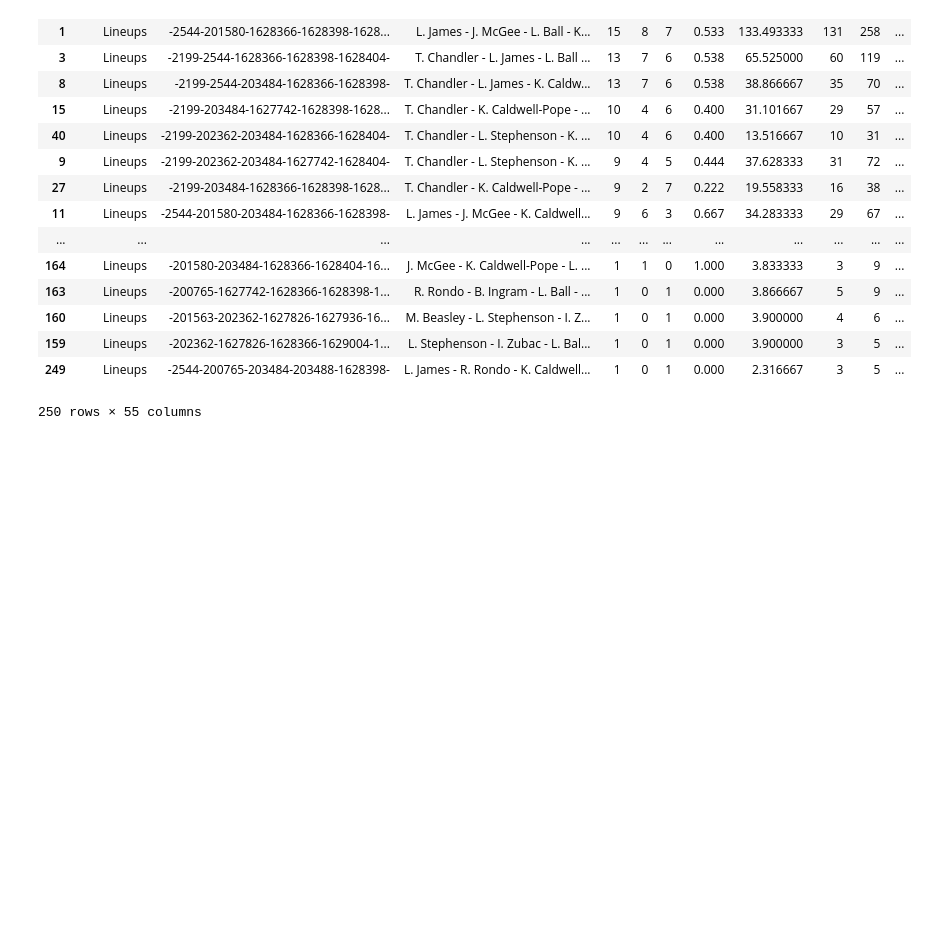
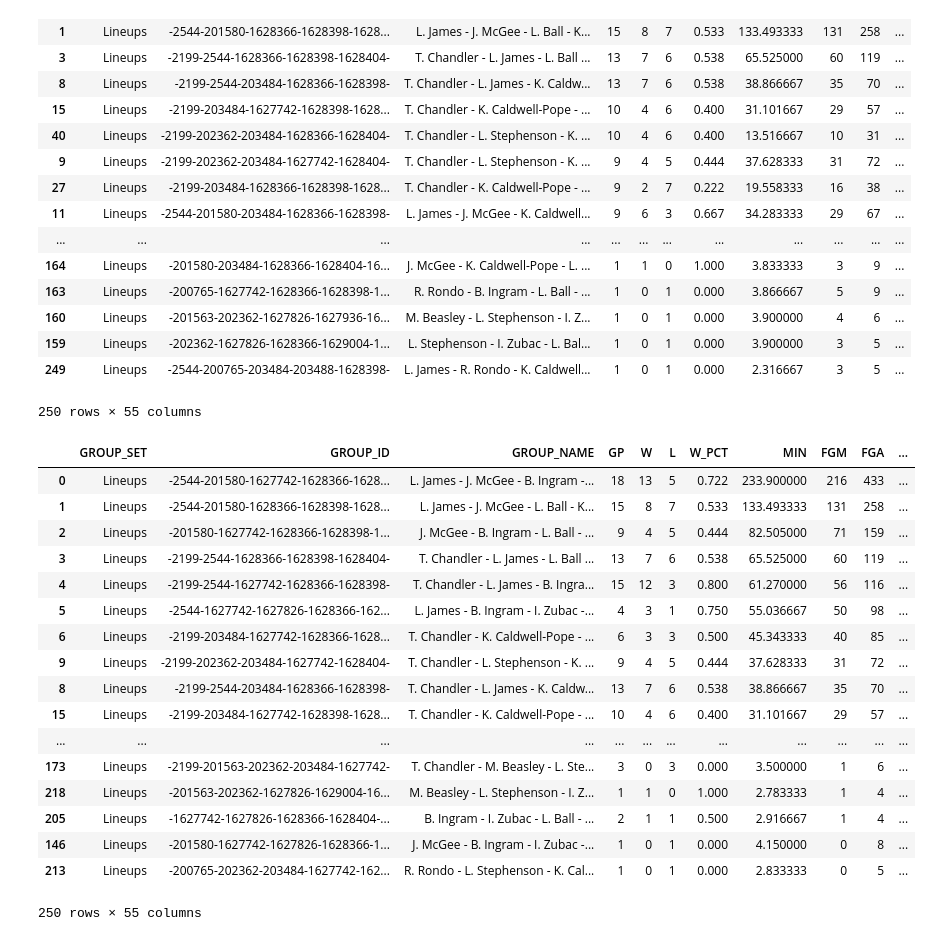
Before and after one commit to DylanHong/Math76, a Jupyter notebook: PlayByPlay.ipynb, the cells around one changed output. Saved outputs shown, nothing was run; the diff lists cells and outputs as text; code cells hidden in the pictures; blank space fills up the shorter version.

```diff
--- a/PlayByPlay.ipynb
+++ b/PlayByPlay.ipynb
@@ -168,7 +168,7 @@ teamdashlineups.TeamDashLineups
 # %% [output]
 nba_api.stats.endpoints.teamdashlineups.TeamDashLineups
 # %%
-df2 = teamdashlineups.TeamDashLineups(lakers_id).get_data_frames()[1]
+df2 = teamdashlineups.TeamDashLineups(lakers_id).get_data_frames(measure_type_detailed_defense)[1]
 df2.head()
 # %% [output]
 |  | GROUP_SET | GROUP_ID | GROUP_NAME | GP | W | L | W_PCT | MIN | FGM | FGA | ... |
@@ -203,3 +203,24 @@ df2.sort_values('GP', ascending = False)
 | 159 | Lineups | -202362-1627826-1628366-1629004-1... | L. Stephenson - I. Zubac - L. Bal... | 1 | 0 | 1 | 0.000 | 3.900000 | 3 | 5 | ... |
 | 249 | Lineups | -2544-200765-203484-203488-1628398- | L. James - R. Rondo - K. Caldwell... | 1 | 0 | 1 | 0.000 | 2.316667 | 3 | 5 | ... |
 250 rows × 55 columns
+# %%
+df2.sort_values('PTS', ascending = False)
+# %% [output]
+|  | GROUP_SET | GROUP_ID | GROUP_NAME | GP | W | L | W_PCT | MIN | FGM | FGA | ... |
+| 0 | Lineups | -2544-201580-1627742-1628366-1628... | L. James - J. McGee - B. Ingram -... | 18 | 13 | 5 | 0.722 | 233.900000 | 216 | 433 | ... |
+| 1 | Lineups | -2544-201580-1628366-1628398-1628... | L. James - J. McGee - L. Ball - K... | 15 | 8 | 7 | 0.533 | 133.493333 | 131 | 258 | ... |
+| 2 | Lineups | -201580-1627742-1628366-1628398-1... | J. McGee - B. Ingram - L. Ball - ... | 9 | 4 | 5 | 0.444 | 82.505000 | 71 | 159 | ... |
+| 3 | Lineups | -2199-2544-1628366-1628398-1628404- | T. Chandler - L. James - L. Ball ... | 13 | 7 | 6 | 0.538 | 65.525000 | 60 | 119 | ... |
+| 4 | Lineups | -2199-2544-1627742-1628366-1628398- | T. Chandler - L. James - B. Ingra... | 15 | 12 | 3 | 0.800 | 61.270000 | 56 | 116 | ... |
+| 5 | Lineups | -2544-1627742-1627826-1628366-162... | L. James - B. Ingram - I. Zubac -... | 4 | 3 | 1 | 0.750 | 55.036667 | 50 | 98 | ... |
+| 6 | Lineups | -2199-203484-1627742-1628366-1628... | T. Chandler - K. Caldwell-Pope - ... | 6 | 3 | 3 | 0.500 | 45.343333 | 40 | 85 | ... |
+| 9 | Lineups | -2199-202362-203484-1627742-1628404- | T. Chandler - L. Stephenson - K. ... | 9 | 4 | 5 | 0.444 | 37.628333 | 31 | 72 | ... |
+| 8 | Lineups | -2199-2544-203484-1628366-1628398- | T. Chandler - L. James - K. Caldw... | 13 | 7 | 6 | 0.538 | 38.866667 | 35 | 70 | ... |
+| 15 | Lineups | -2199-203484-1627742-1628398-1628... | T. Chandler - K. Caldwell-Pope - ... | 10 | 4 | 6 | 0.400 | 31.101667 | 29 | 57 | ... |
+| ... | ... | ... | ... | ... | ... | ... | ... | ... | ... | ... | ... |
+| 173 | Lineups | -2199-201563-202362-203484-1627742- | T. Chandler - M. Beasley - L. Ste... | 3 | 0 | 3 | 0.000 | 3.500000 | 1 | 6 | ... |
+| 218 | Lineups | -201563-202362-1627826-1629004-16... | M. Beasley - L. Stephenson - I. Z... | 1 | 1 | 0 | 1.000 | 2.783333 | 1 | 4 | ... |
+| 205 | Lineups | -1627742-1627826-1628366-1628404-... | B. Ingram - I. Zubac - L. Ball - ... | 2 | 1 | 1 | 0.500 | 2.916667 | 1 | 4 | ... |
+| 146 | Lineups | -201580-1627742-1627826-1628366-1... | J. McGee - B. Ingram - I. Zubac -... | 1 | 0 | 1 | 0.000 | 4.150000 | 0 | 8 | ... |
+| 213 | Lineups | -200765-202362-203484-1627742-162... | R. Rondo - L. Stephenson - K. Cal... | 1 | 0 | 1 | 0.000 | 2.833333 | 0 | 5 | ... |
+250 rows × 55 columns
```
